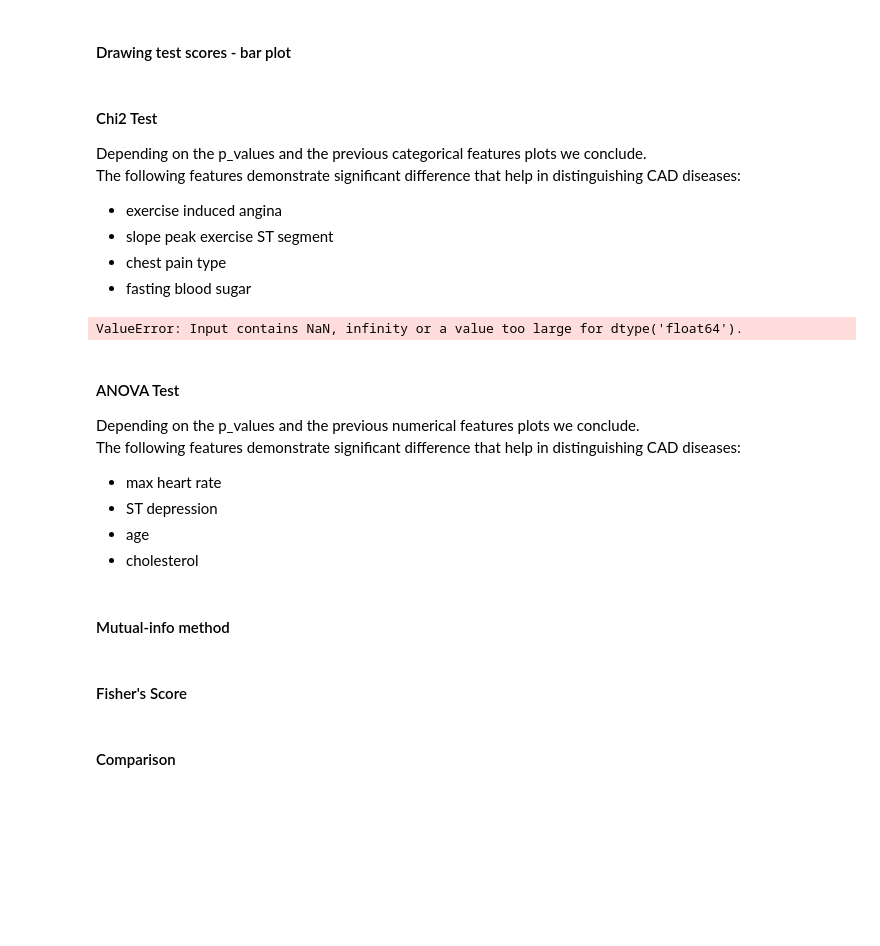
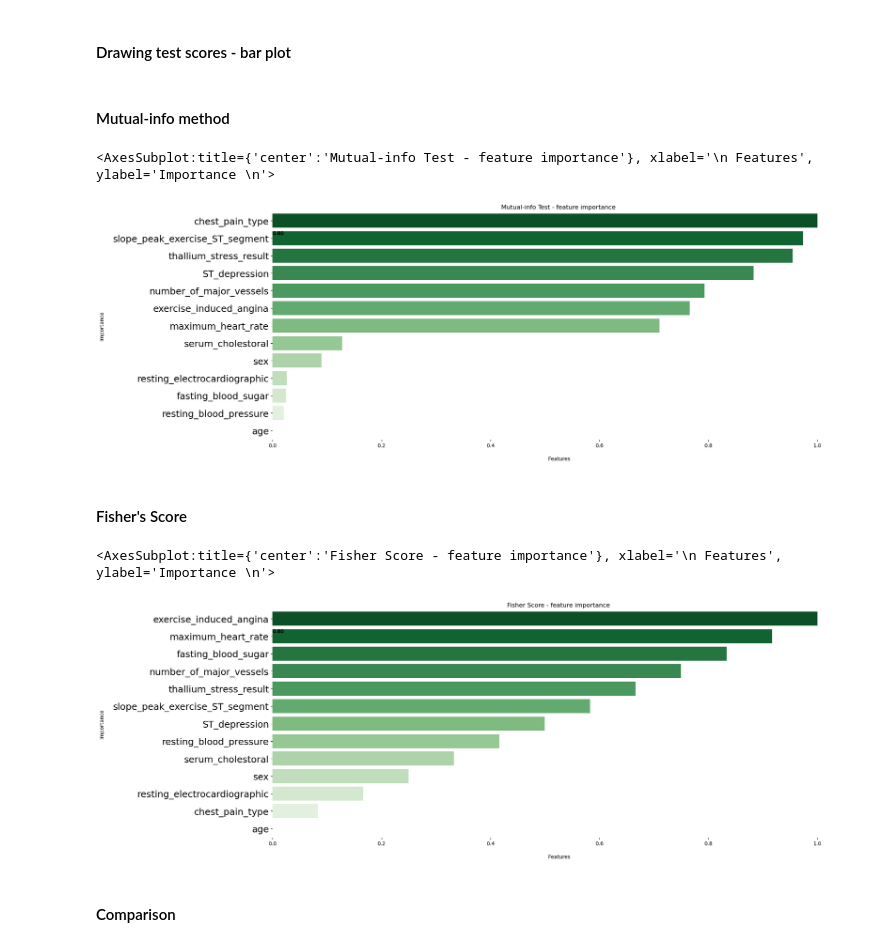
Before and after one commit to Nicola-Ibrahim/Heart-Diseases-Prediction, a Jupyter notebook: notebooks/multiclass/03_feature_engineering.ipynb, the cells around one changed output. Drawn from its saved outputs; the diff is of its cells as text; code cells hidden in the pictures; blank space fills up the shorter version.

```diff
--- a/notebooks/multiclass/03_feature_engineering.ipynb
+++ b/notebooks/multiclass/03_feature_engineering.ipynb
@@ -230,23 +254,2 @@ class FeatureRank:
 
         return ax
-# %% [markdown]
-#### Chi2 Test
-Depending on the p_values and the previous categorical features plots we conclude.<br>
-The following features demonstrate significant difference that help in distinguishing CAD diseases:
-- exercise induced angina
-- slope peak exercise ST segment
-- chest pain type
-- fasting blood sugar
-# %%
-chi2_rank = FeatureRank(chi2, df_train[cat_cols], df_train['target'])
-chi2_rank.feat_imp_plot('Chi2 Test - feature importance', sorting=True)
-# %% [output]
-ValueError: Input contains NaN, infinity or a value too large for dtype('float64').
-# %% [markdown]
-#### ANOVA Test
-Depending on the p_values and the previous numerical features plots we conclude.<br>
-The following features demonstrate significant difference that help in distinguishing CAD diseases:
-- max heart rate
-- ST depression
-- age
-- cholesterol
@@ -256,13 +256,23 @@ f_rank.feat_imp_plot('ANOVA Test - feature importance', sorting=True)
 # %% [markdown]
 #### Mutual-info method
 # %%
-mi_rank = FeatureRank(mutual_info_classif, train_data.iloc[:,:-1], train_data['target'])
-mi_rank.feat_imp_plot('Mutual-info Test - feature importance', sorting=True)
+mi_rank = FeatureRank(mutual_info_classif).get_ranks(
+    df_train.iloc[:, :-1], df_train["target"]
+)
+mi_rank.plot_scores("Mutual-info Test - feature importance", sorting=True)
+# %% [output]
+<AxesSubplot:title={'center':'Mutual-info Test - feature importance'}, xlabel='\n Features', ylabel='Importance \n'>
+[figure, added]
 # %% [markdown]
 #### Fisher's Score
 # %%
-fisher_rank = FeatureRank(fisher_score, train_data.iloc[:,:-1], train_data['target'])
-fisher_rank.feat_imp_plot('Fisher Score - feature importance', sorting=True)
+fisher_rank = FeatureRank(fisher_score).get_ranks(
+    df_train.iloc[:, :-1], df_train["target"]
+)
+fisher_rank.plot_scores("Fisher Score - feature importance", sorting=True)
+# %% [output]
+<AxesSubplot:title={'center':'Fisher Score - feature importance'}, xlabel='\n Features', ylabel='Importance \n'>
+[figure, added]
 # %% [markdown]
 #### Comparison
 # %%
```
Also changed, not shown: parts of 31 cells of this notebook.
